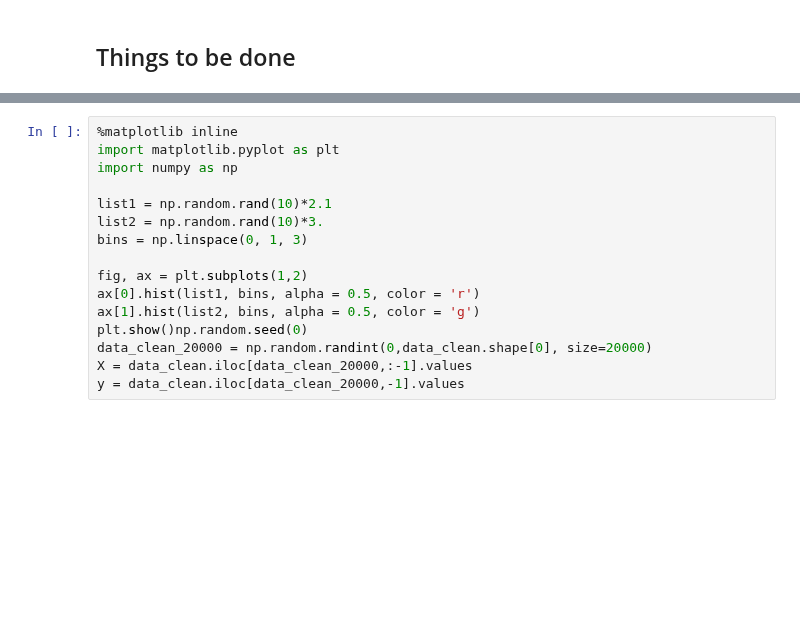
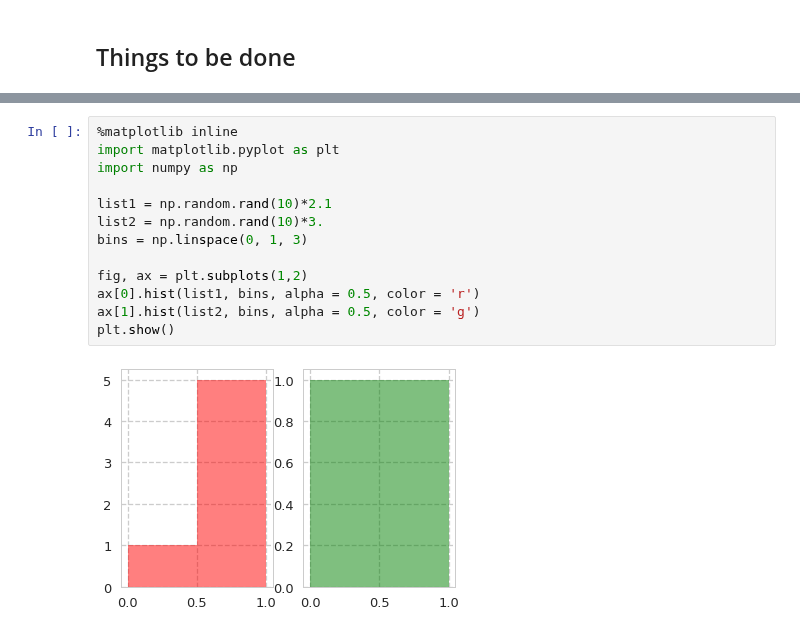
Before and after one commit to harishpuvvada/LoanDefault-Prediction, a Jupyter notebook: Loan_Default_Prediction.ipynb, the cells around one changed output, grey strips where cells are left out. Saved outputs shown, nothing was run; the diff lists cells and outputs as text; blank space fills up the shorter version.

```diff
--- a/Loan_Default_Prediction.ipynb
+++ b/Loan_Default_Prediction.ipynb
@@ -537,16 +554,15 @@ SyntaxError: invalid syntax (<ipython-input-39-6bd2b4cefec5>, line 1)
 # %%
 %matplotlib inline
 import matplotlib.pyplot as plt
 import numpy as np
 
 list1 = np.random.rand(10)*2.1
 list2 = np.random.rand(10)*3.
 bins = np.linspace(0, 1, 3)
 
 fig, ax = plt.subplots(1,2)
 ax[0].hist(list1, bins, alpha = 0.5, color = 'r')
 ax[1].hist(list2, bins, alpha = 0.5, color = 'g')
-plt.show()np.random.seed(0)
-data_clean_20000 = np.random.randint(0,data_clean.shape[0], size=20000)
-X = data_clean.iloc[data_clean_20000,:-1].values
-y = data_clean.iloc[data_clean_20000,-1].values
+plt.show()
+# %% [output]
+[figure, added]
```
Also changed, not shown: parts of 17 cells of this notebook.
